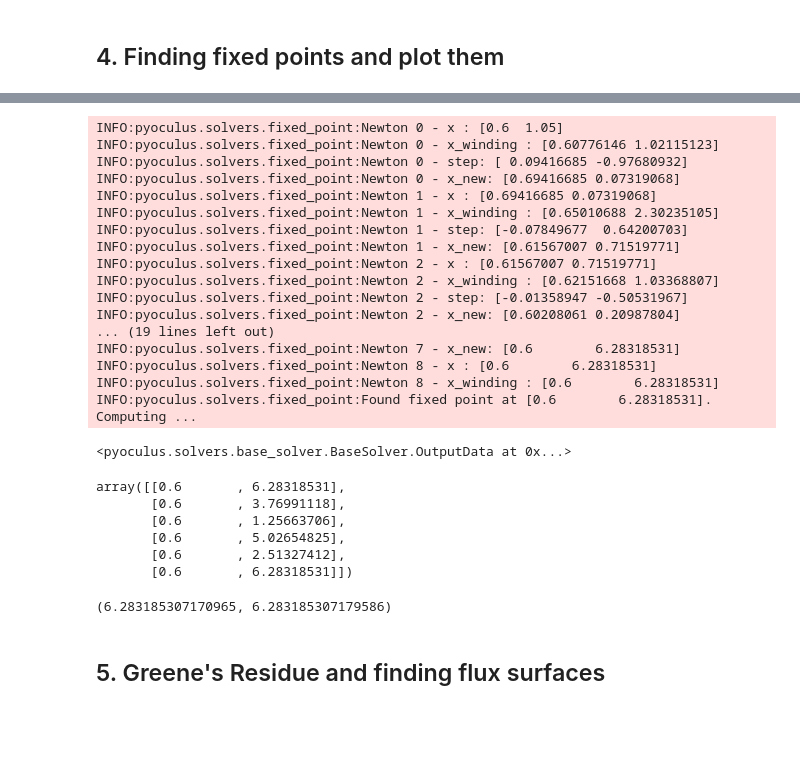
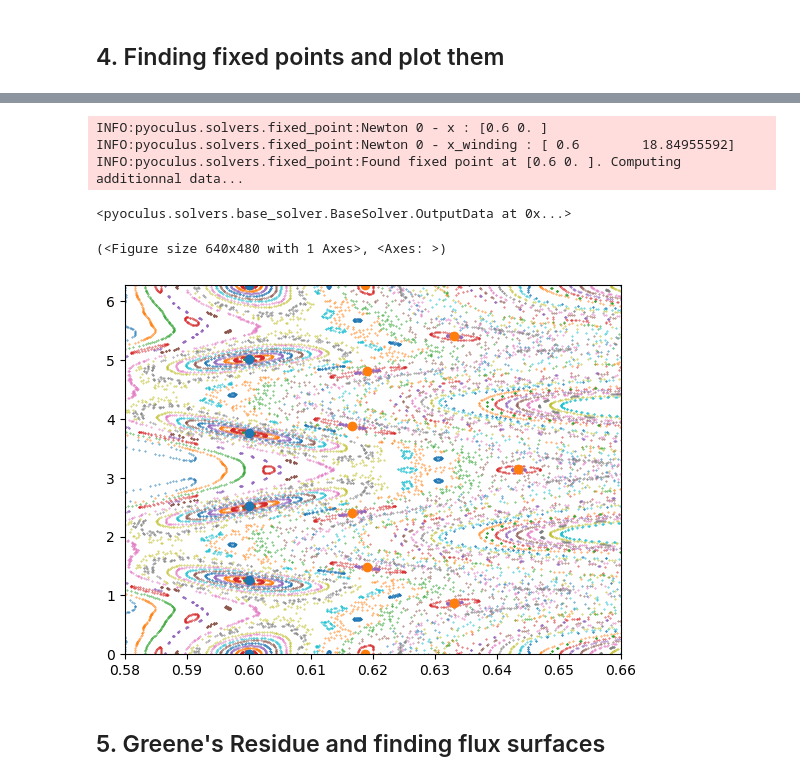
Before and after one commit to Akitzu/pyoculus, a Jupyter notebook: examples/two_waves.ipynb, the cells around one changed output, grey strips where cells are left out. Drawn from its saved outputs; the diff is of its cells as text; code cells hidden in the pictures; blank space fills up the shorter version.

```diff
--- a/examples/two_waves.ipynb
+++ b/examples/two_waves.ipynb
@@ -108,37 +103,19 @@ INFO:pyoculus.solvers.fixed_point:Found fixed point at [0.63314109 0.8779538 ].
 # %%
-fp35.find_with_iota(3, 5, guess=[0.6, 1.05], x_axis=np.array([0, 0]))
+fp35.find_with_iota(3, 5, guess=[0.6, 0.], method='1D')
 # %% [output]
-INFO:pyoculus.solvers.fixed_point:Newton 0 - x : [0.6  1.05]
-INFO:pyoculus.solvers.fixed_point:Newton 0 - x_winding : [0.60776146 1.02115123]
-INFO:pyoculus.solvers.fixed_point:Newton 0 - step: [ 0.09416685 -0.97680932]
-INFO:pyoculus.solvers.fixed_point:Newton 0 - x_new: [0.69416685 0.07319068]
-INFO:pyoculus.solvers.fixed_point:Newton 1 - x : [0.69416685 0.07319068]
-INFO:pyoculus.solvers.fixed_point:Newton 1 - x_winding : [0.65010688 2.30235105]
-INFO:pyoculus.solvers.fixed_point:Newton 1 - step: [-0.07849677  0.64200703]
-INFO:pyoculus.solvers.fixed_point:Newton 1 - x_new: [0.61567007 0.71519771]
-INFO:pyoculus.solvers.fixed_point:Newton 2 - x : [0.61567007 0.71519771]
-INFO:pyoculus.solvers.fixed_point:Newton 2 - x_winding : [0.62151668 1.03368807]
-INFO:pyoculus.solvers.fixed_point:Newton 2 - step: [-0.01358947 -0.50531967]
-INFO:pyoculus.solvers.fixed_point:Newton 2 - x_new: [0.60208061 0.20987804]
-... (19 lines left out)
-INFO:pyoculus.solvers.fixed_point:Newton 7 - x_new: [0.6        6.28318531]
-INFO:pyoculus.solvers.fixed_point:Newton 8 - x : [0.6        6.28318531]
-INFO:pyoculus.solvers.fixed_point:Newton 8 - x_winding : [0.6        6.28318531]
-INFO:pyoculus.solvers.fixed_point:Found fixed point at [0.6        6.28318531]. Computing ...
+INFO:pyoculus.solvers.fixed_point:Newton 0 - x : [0.6 0. ]
+INFO:pyoculus.solvers.fixed_point:Newton 0 - x_winding : [ 0.6        18.84955592]
+INFO:pyoculus.solvers.fixed_point:Found fixed point at [0.6 0. ]. Computing additionnal data...
 <pyoculus.solvers.base_solver.BaseSolver.OutputData at 0x...>
-# %%
-fp35.coords
-# %% [output]
-array([[0.6       , 6.28318531],
-       [0.6       , 3.76991118],
-       [0.6       , 1.25663706],
-       [0.6       , 5.02654825],
-       [0.6       , 2.51327412],
-       [0.6       , 6.28318531]])
-# %%
-fp35.coords[0,1], 2*np.pi
-# %% [output]
-(6.283185307170965, 6.283185307179586)
+# %%
+fp35.plot(ax=ax)
+fp58.plot(ax=ax)
+# %% [output]
+(<Figure size 640x480 with 1 Axes>, <Axes: >)
+# %%
+fig
+# %% [output]
+[figure, added]
 # %% [markdown]
 ## 5. Greene's Residue and finding flux surfaces
 # %%
```
Also changed, not shown: parts of 18 cells of this notebook.
